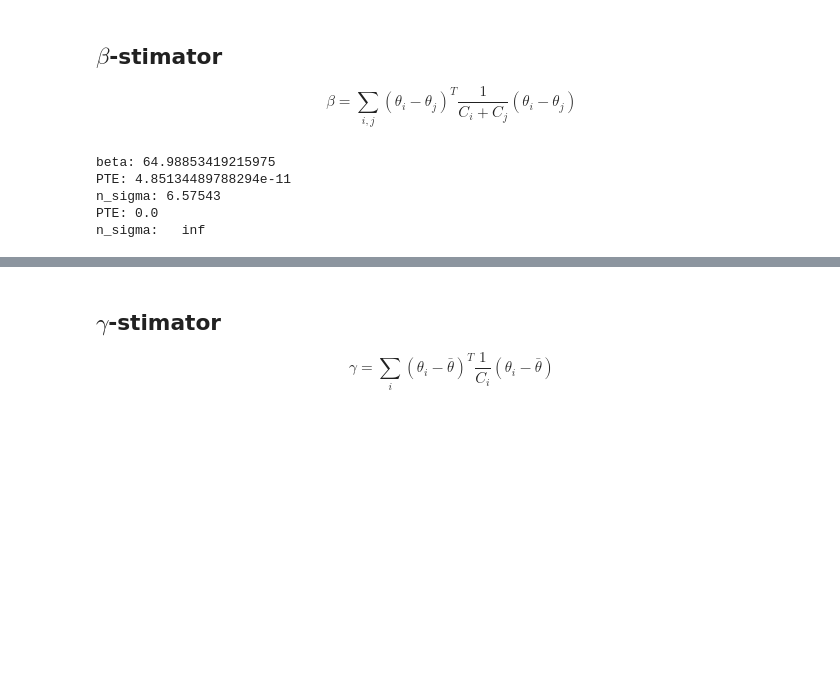
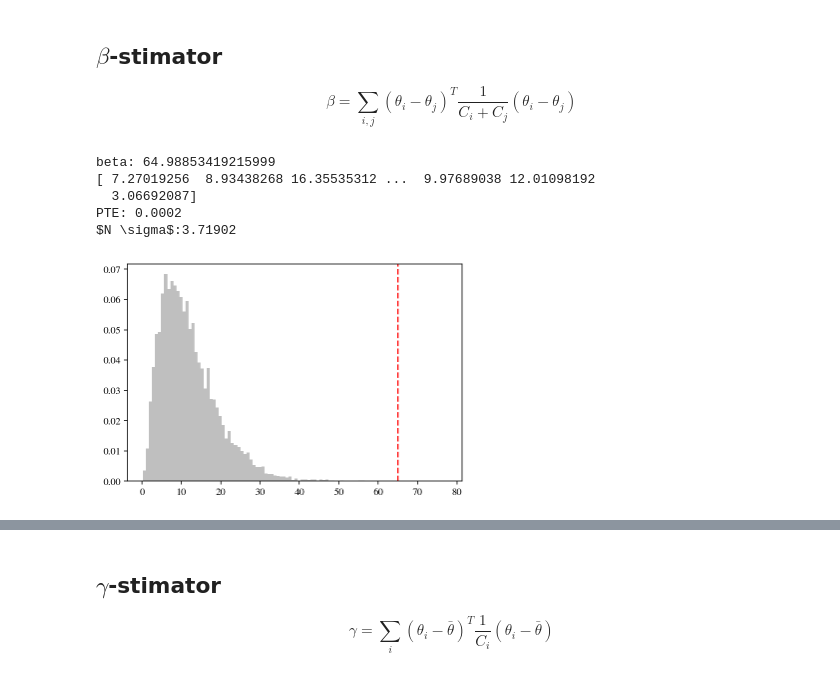
Before and after one commit to matiasleize/multimeter, a Jupyter notebook: notebooks/centroid distributions/7.1multidimenrional_qdm_with_data.ipynb, the cells around one changed output, grey strips where cells are left out. Cells and saved outputs as stored; diff of their text form; code cells hidden in the pictures; blank space fills up the shorter version.

```diff
--- a/notebooks/centroid distributions/7.1multidimenrional_qdm_with_data.ipynb
+++ b/notebooks/centroid distributions/7.1multidimenrional_qdm_with_data.ipynb
@@ -215,33 +198,40 @@ n_sigma: 1.72892
 # %%
 beta = np.dot((mean_A - mean_B).T, np.dot(np.linalg.inv(cov_A + cov_B), (mean_A - mean_B))) \
      + np.dot((mean_A - mean_C).T, np.dot(np.linalg.inv(cov_A + cov_C), (mean_A - mean_C))) \
      + np.dot((mean_B - mean_C).T, np.dot(np.linalg.inv(cov_B + cov_C), (mean_B - mean_C))) \
      + np.dot((mean_A - mean_D).T, np.dot(np.linalg.inv(cov_A + cov_D), (mean_A - mean_D))) \
      + np.dot((mean_B - mean_D).T, np.dot(np.linalg.inv(cov_B + cov_D), (mean_B - mean_D))) \
      + np.dot((mean_C - mean_D).T, np.dot(np.linalg.inv(cov_C + cov_D), (mean_C - mean_D)))
 
 
 print(r'beta: {}'.format(beta))
 
-df=num_datasets*num_parameters
-PTE = chi2.sf(beta, df)
+samples_H0 = np.zeros(num_samples)
+for i in range(len(samples_H0)):
+    samples_H0[i] = \
+      np.dot(samps_delta_theta_AB_H0[i,:].T,np.dot(np.linalg.inv(cov_A + cov_B), samps_delta_theta_AB_H0[i,:])) \
+    + np.dot(samps_delta_theta_AC_H0[i,:].T,np.dot(np.linalg.inv(cov_A + cov_C), samps_delta_theta_AC_H0[i,:]))\
+    + np.dot(samps_delta_theta_BC_H0[i,:].T,np.dot(np.linalg.inv(cov_B + cov_C), samps_delta_theta_BC_H0[i,:]))\
+     + np.dot(samps_delta_theta_AD_H0[i,:].T,np.dot(np.linalg.inv(cov_A + cov_D), samps_delta_theta_AD_H0[i,:]))\
+     + np.dot(samps_delta_theta_BD_H0[i,:].T,np.dot(np.linalg.inv(cov_B + cov_D), samps_delta_theta_BD_H0[i,:]))\
+     + np.dot(samps_delta_theta_CD_H0[i,:].T,np.dot(np.linalg.inv(cov_C + cov_D), samps_delta_theta_CD_H0[i,:]))
+
+
+samples_H0 = np.array(samples_H0)
+plt.hist(samples_H0, bins=100, density=True, alpha=0.5, color='gray', label='H0 samples')
+plt.axvline(beta, color='red', linestyle='--', label='beta')
+
+print(samples_H0)
+PTE = samples_H0[samples_H0 > beta].size/samples_H0.size
 print('PTE: {}'.format(PTE))
-
-n_sigma = utilities.from_confidence_to_sigma(1-PTE)
-print('n_sigma: {:5g}'.format(n_sigma))
-
-samp_chi2 = np.random.chisquare(df=num_datasets*num_parameters, size=int(1e8))
-PTE = samp_chi2[samp_chi2 > beta].size/samp_chi2.size
-print('PTE: {}'.format(PTE))
-
-n_sigma = utilities.from_confidence_to_sigma(1-PTE)
-print('n_sigma: {:5g}'.format(n_sigma))
+print(r'$N \sigma$:{:4g}'.format(np.sqrt(2) * erfcinv(PTE)))
 # %% [output]
-beta: 64.98853419215975
-PTE: 4.85134489788294e-11
-n_sigma: 6.57543
-PTE: 0.0
-n_sigma:   inf
+beta: 64.98853419215999
+[ 7.27019256  8.93438268 16.35535312 ...  9.97689038 12.01098192
+  3.06692087]
+PTE: 0.0002
+$N \sigma$:3.71902
+[figure, added]
 # %%
 
 '''
```
Also changed, not shown: parts of 16 cells of this notebook, 29 other files.
